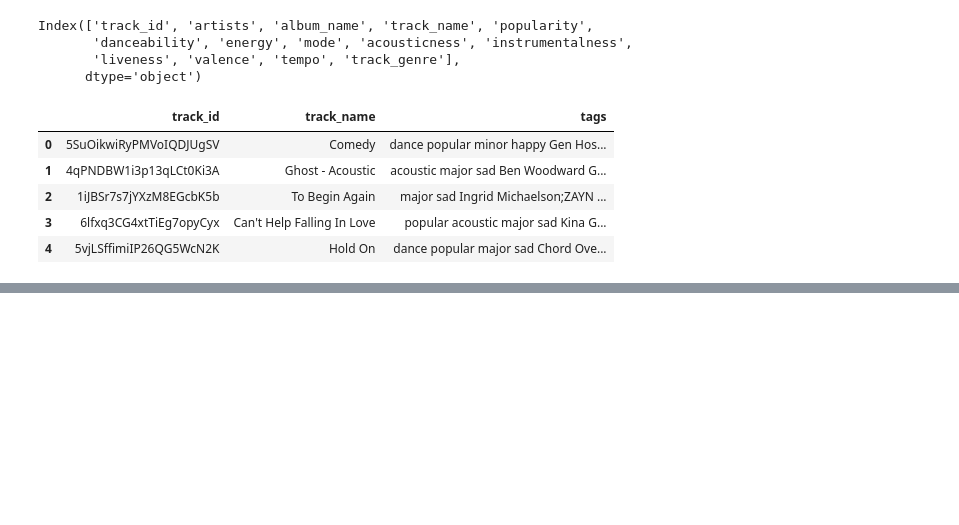
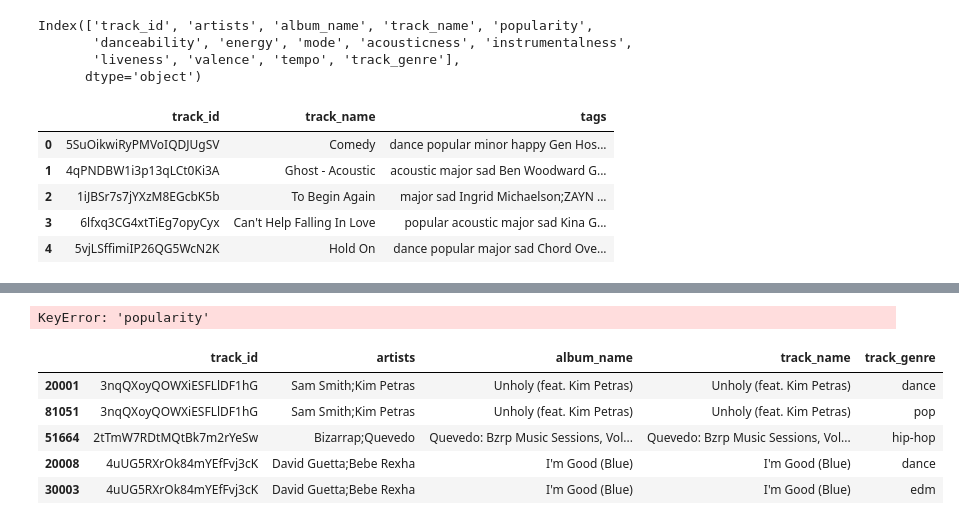
Before and after one commit to CC-KEH/Recommendation-System, a Jupyter notebook: research/song_trials.ipynb, the cells around one changed output, grey strips where cells are left out. Saved outputs shown, nothing was run; the diff lists cells and outputs as text; code cells hidden in the pictures; blank space fills up the shorter version.

```diff
--- a/research/song_trials.ipynb
+++ b/research/song_trials.ipynb
@@ -37,6 +30,7 @@ dtypes: bool(1), float64(9), int64(6), object(5)
 memory usage: 17.5+ MB
 # %%
 songs.dropna(inplace=True)
+songs2.dropna(inplace=True)
 # %%
 len(songs['track_genre'].unique())
 # %% [output]
@@ -179,6 +173,7 @@ array(['acoustic', 'afrobeat', 'alt-rock', 'alternative', 'ambient',
       dtype=object)
 # %%
 songs = songs.drop(labels=['Unnamed: 0','duration_ms','time_signature','key','explicit','loudness','speechiness'],axis=1)
+songs2 = songs2.drop(labels=['Unnamed: 0','duration_ms','time_signature','key','explicit','loudness','speechiness'],axis=1)
 # %% [markdown]
 **We'll create a tag feature out of these features**
 - artists
@@ -328,6 +323,7 @@ Index(['track_id', 'artists', 'album_name', 'track_name', 'popularity',
       dtype='object')
 # %%
 songs = songs.drop(labels=['artists','album_name','popularity','danceability','energy','mode','acousticness','instrumentalness','liveness','valence','tempo','track_genre'],axis=1)
+songs2 = songs2.drop(labels=['album_name','popularity','danceability','energy','mode','acousticness','instrumentalness','liveness','valence','tempo','track_genre'],axis=1)
 # %%
 songs['tags'] = tagged_data
 # %%
@@ -391,0 +439,4 @@ suggestions = recommend('Comedy', vectors, songs)
+# %%
+top_songs = songs2.nlargest(50, 'popularity')
+# %% [output]
+KeyError: 'popularity'
@@ -391,0 +445,9 @@ suggestions = recommend('Comedy', vectors, songs)
+# %%
+top_songs.head()
+# %% [output]
+|  | track_id | artists | album_name | track_name | track_genre |
+| 20001 | 3nqQXoyQOWXiESFLlDF1hG | Sam Smith;Kim Petras | Unholy (feat. Kim Petras) | Unholy (feat. Kim Petras) | dance |
+| 81051 | 3nqQXoyQOWXiESFLlDF1hG | Sam Smith;Kim Petras | Unholy (feat. Kim Petras) | Unholy (feat. Kim Petras) | pop |
+| 51664 | 2tTmW7RDtMQtBk7m2rYeSw | Bizarrap;Quevedo | Quevedo: Bzrp Music Sessions, Vol... | Quevedo: Bzrp Music Sessions, Vol... | hip-hop |
+| 20008 | 4uUG5RXrOk84mYEfFvj3cK | David Guetta;Bebe Rexha | I'm Good (Blue) | I'm Good (Blue) | dance |
+| 30003 | 4uUG5RXrOk84mYEfFvj3cK | David Guetta;Bebe Rexha | I'm Good (Blue) | I'm Good (Blue) | edm |
```
Also changed, not shown: parts of 24 cells of this notebook, 34 other files.
